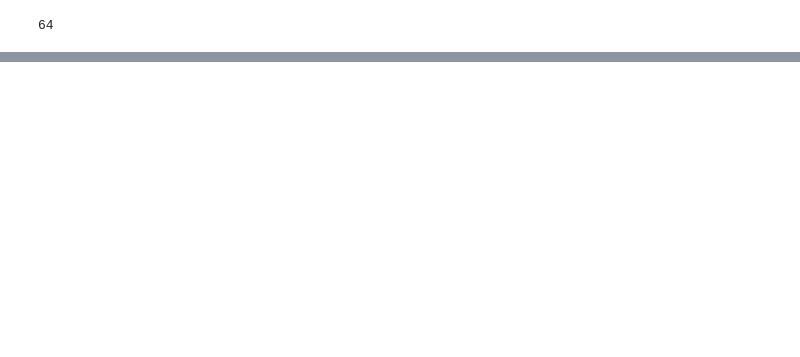
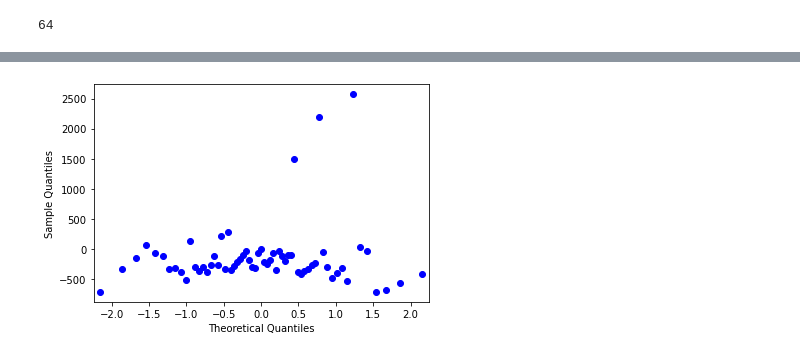
Before and after one commit to ellenrud84/Covid-19_HotSpot_Machine_Learning, a Jupyter notebook: LSTM_Univariate_Model.ipynb, the cells around one changed output, grey strips where cells are left out. Saved outputs shown, nothing was run; the diff lists cells and outputs as text; code cells hidden in the pictures; blank space fills up the shorter version.

```diff
--- a/LSTM_Univariate_Model.ipynb
+++ b/LSTM_Univariate_Model.ipynb
@@ -342,0 +363,7 @@ plt.show()
+# %%
+#Residual Q-Q Plot - look for outliers
+residuals = np.array(residuals)
+qqplot(residuals)
+plt.show()
+# %% [output]
+[figure, added]
```
Also changed, not shown: parts of 19 cells of this notebook, 1 other file.
